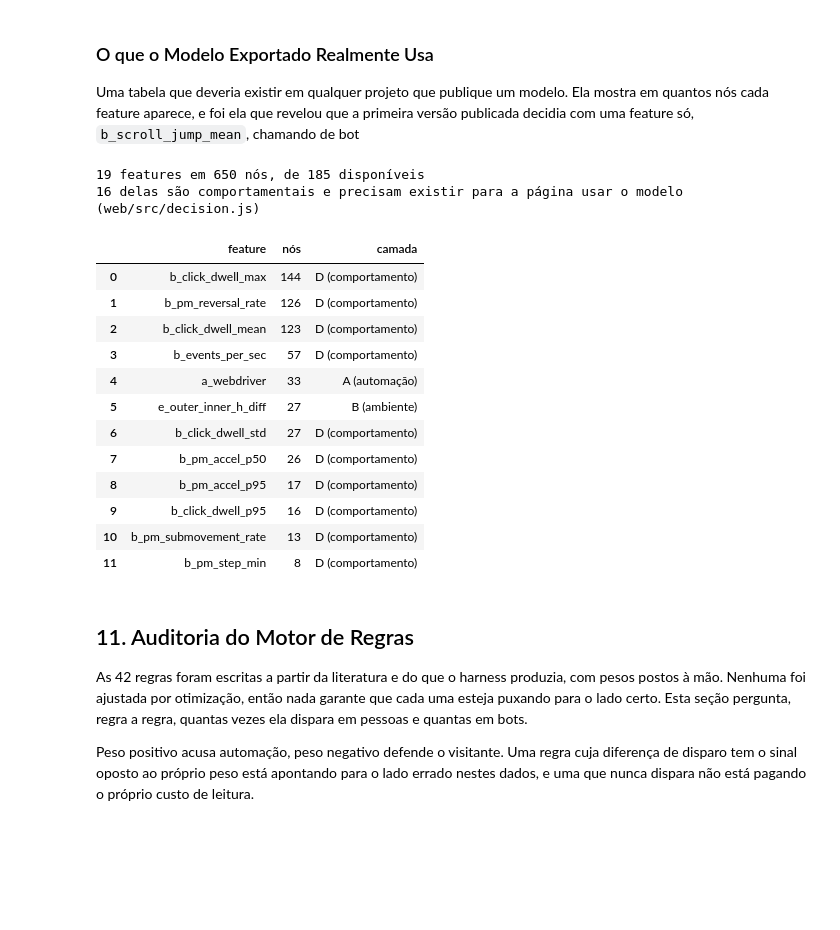
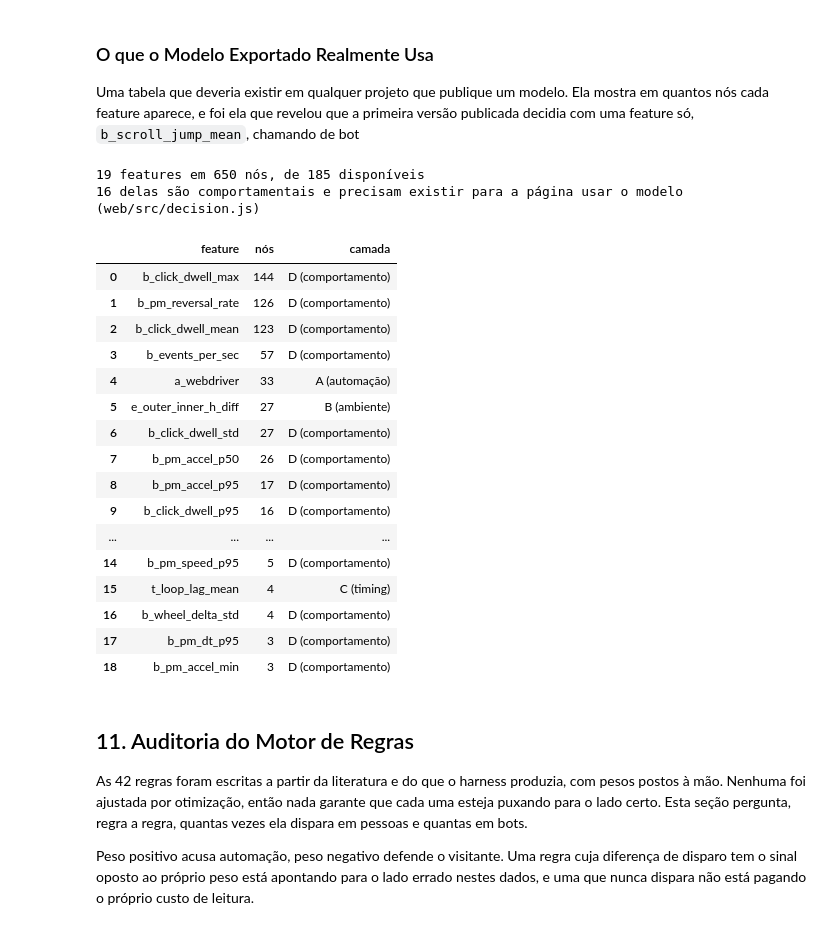
Before and after one commit to silvamleandro/browser-bot-detection, a Jupyter notebook: analysis/notebooks/bot_detection_analysis.ipynb, the cells around one changed output. Cells and saved outputs as stored; diff of their text form; code cells hidden in the pictures; blank space fills up the shorter version.

```diff
--- a/analysis/notebooks/bot_detection_analysis.ipynb
+++ b/analysis/notebooks/bot_detection_analysis.ipynb
@@ -826,36 +826,40 @@ versão publicada decidia com uma feature só, `b_scroll_jump_mean`, chamando de
 usadas_tbl = pd.DataFrame()
 if payload is not PLACEHOLDER:
     contagem = {}
     for arvore in payload["trees"]:
         for no in arvore:
             if not no[0]:
                 nome = payload["feature_names"][no[2]]
                 contagem[nome] = contagem.get(nome, 0) + 1
     usadas_tbl = (pd.DataFrame(sorted(contagem.items(), key=lambda kv: -kv[1]),
                                columns=["feature", "nós"])
                   .assign(camada=lambda d: d.feature.map(layer_of)))
     exigidas = [f for f in contagem if f.startswith("b_")]
     print(f"{len(contagem)} features em {sum(contagem.values())} nós, "
           f"de {len(payload['feature_names'])} disponíveis")
     print(f"{len(exigidas)} delas são comportamentais e precisam existir para a página "
           "usar o modelo (web/src/decision.js)")
-    display(usadas_tbl.head(12))
+    display(usadas_tbl)
 # %% [output]
 19 features em 650 nós, de 185 disponíveis
 16 delas são comportamentais e precisam existir para a página usar o modelo (web/src/decision.js)
 |  | feature | nós | camada |
 | 0 | b_click_dwell_max | 144 | D (comportamento) |
 | 1 | b_pm_reversal_rate | 126 | D (comportamento) |
 | 2 | b_click_dwell_mean | 123 | D (comportamento) |
 | 3 | b_events_per_sec | 57 | D (comportamento) |
 | 4 | a_webdriver | 33 | A (automação) |
 | 5 | e_outer_inner_h_diff | 27 | B (ambiente) |
 | 6 | b_click_dwell_std | 27 | D (comportamento) |
 | 7 | b_pm_accel_p50 | 26 | D (comportamento) |
 | 8 | b_pm_accel_p95 | 17 | D (comportamento) |
 | 9 | b_click_dwell_p95 | 16 | D (comportamento) |
-| 10 | b_pm_submovement_rate | 13 | D (comportamento) |
-| 11 | b_pm_step_min | 8 | D (comportamento) |
+| ... | ... | ... | ... |
+| 14 | b_pm_speed_p95 | 5 | D (comportamento) |
+| 15 | t_loop_lag_mean | 4 | C (timing) |
+| 16 | b_wheel_delta_std | 4 | D (comportamento) |
+| 17 | b_pm_dt_p95 | 3 | D (comportamento) |
+| 18 | b_pm_accel_min | 3 | D (comportamento) |
 # %% [markdown]
 ## 11. Auditoria do Motor de Regras
 
```
Also changed, not shown: parts of 1 cell of this notebook, 2 other files.
